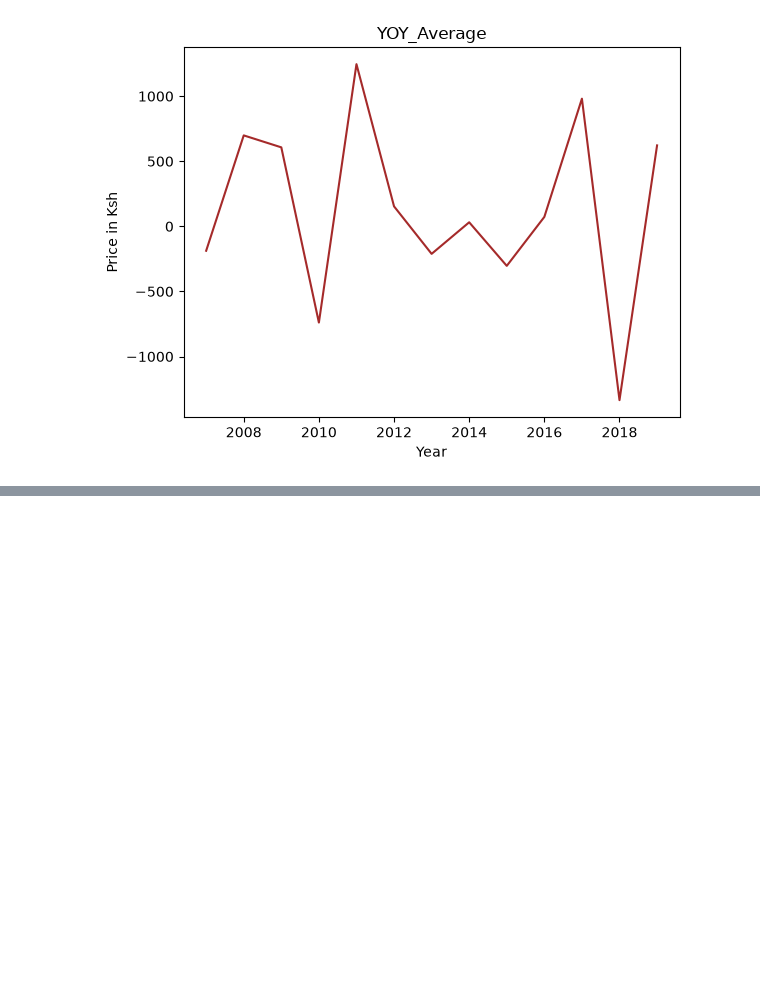
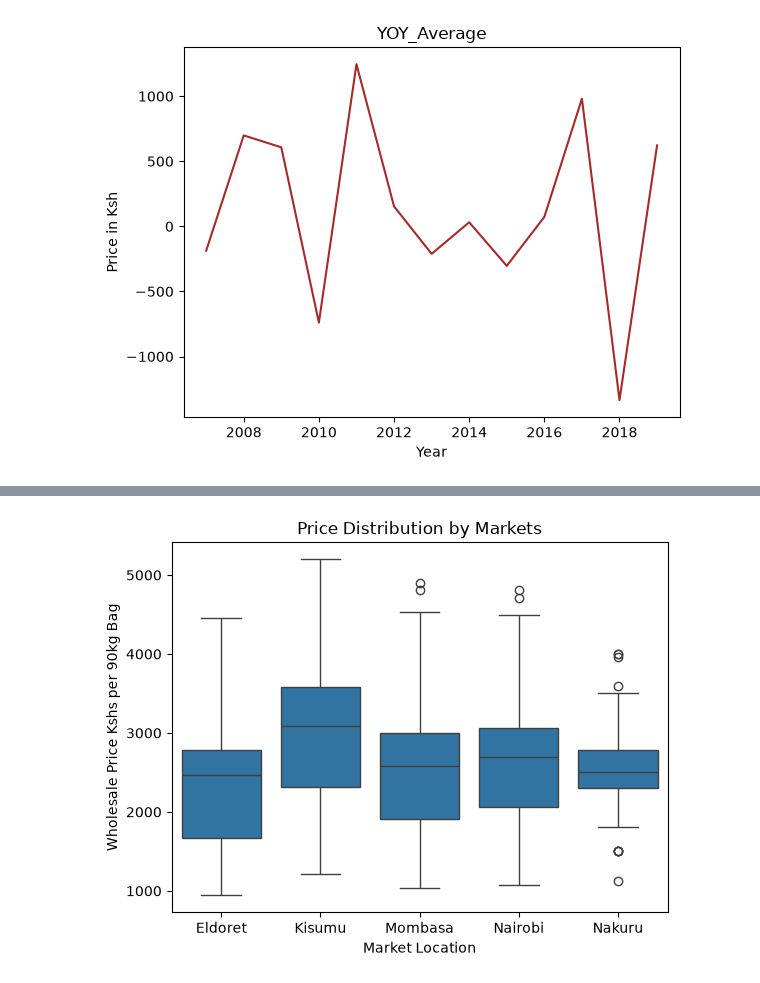
Before and after one commit to cruqza/Kenya-Food-market-, a Jupyter notebook: analysis.ipynb, the cells around one changed output, grey strips where cells are left out. Cells and saved outputs as stored; diff of their text form; code cells hidden in the pictures; blank space fills up the shorter version.

```diff
--- a/analysis.ipynb
+++ b/analysis.ipynb
@@ -268,0 +371,9 @@ plt.show()
+# %%
+#we plot the box plot for visualizing outliers
+sns.boxplot(data=df_maize, x="market", y="price_kes")
+plt.title("Price Distribution by Markets")
+plt.ylabel("Wholesale Price Kshs per 90kg Bag")
+plt.xlabel("Market Location")
+plt.show()
+# %% [output]
+[figure, added]
```
Also changed, not shown: parts of 17 cells of this notebook, 2 other files.
